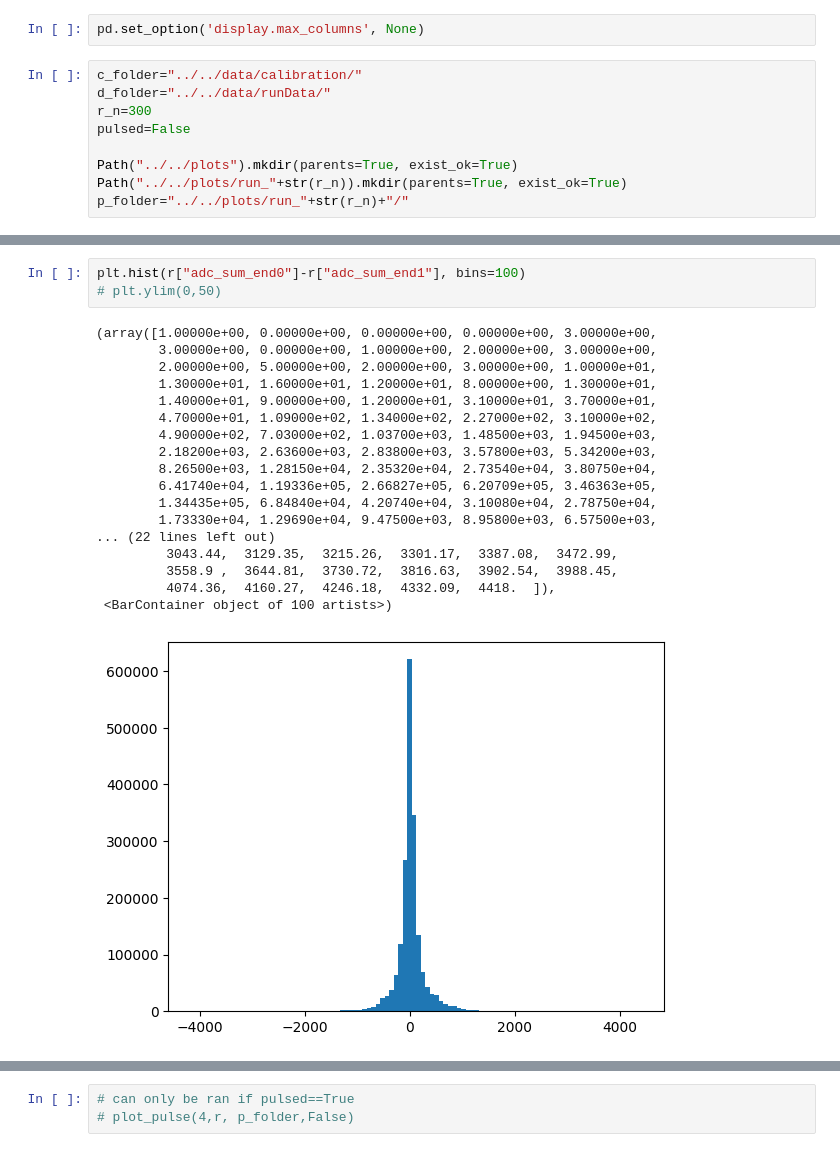
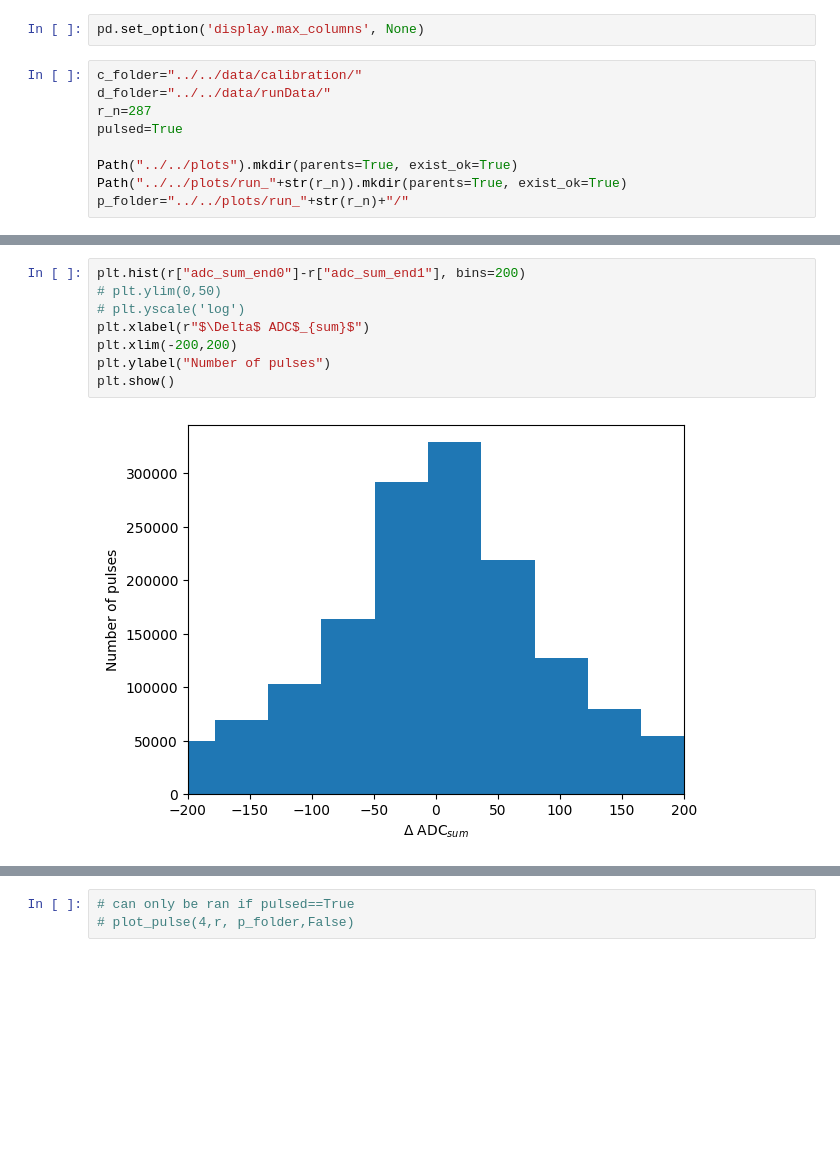
Before and after one commit to gajdangreta/hcalTestBeam, a Jupyter notebook: hcalEnv/notebooks/pulse_analysis.ipynb, the cells around one changed output, grey strips where cells are left out. Cells and saved outputs as stored; diff of their text form; blank space fills up the shorter version.

Commit message:
first pass at charge injection plots

```diff
--- a/hcalEnv/notebooks/pulse_analysis.ipynb
+++ b/hcalEnv/notebooks/pulse_analysis.ipynb
@@ -18,8 +18,8 @@ pd.set_option('display.max_columns', None)
 # %%
 c_folder="../../data/calibration/"
 d_folder="../../data/runData/"
-r_n=300
-pulsed=False
+r_n=287
+pulsed=True
 
 Path("../../plots").mkdir(parents=True, exist_ok=True)
 Path("../../plots/run_"+str(r_n)).mkdir(parents=True, exist_ok=True)
@@ -46,22 +46,10 @@ Wall time: 2.97 s
 # %%
-plt.hist(r["adc_sum_end0"]-r["adc_sum_end1"], bins=100)
+plt.hist(r["adc_sum_end0"]-r["adc_sum_end1"], bins=200)
 # plt.ylim(0,50)
+# plt.yscale('log')
+plt.xlabel(r"$\Delta$ ADC$_{sum}$")
+plt.xlim(-200,200)
+plt.ylabel("Number of pulses")
+plt.show()
 # %% [output]
-(array([1.00000e+00, 0.00000e+00, 0.00000e+00, 0.00000e+00, 3.00000e+00,
-        3.00000e+00, 0.00000e+00, 1.00000e+00, 2.00000e+00, 3.00000e+00,
-        2.00000e+00, 5.00000e+00, 2.00000e+00, 3.00000e+00, 1.00000e+01,
-        1.30000e+01, 1.60000e+01, 1.20000e+01, 8.00000e+00, 1.30000e+01,
-        1.40000e+01, 9.00000e+00, 1.20000e+01, 3.10000e+01, 3.70000e+01,
-        4.70000e+01, 1.09000e+02, 1.34000e+02, 2.27000e+02, 3.10000e+02,
-        4.90000e+02, 7.03000e+02, 1.03700e+03, 1.48500e+03, 1.94500e+03,
-        2.18200e+03, 2.63600e+03, 2.83800e+03, 3.57800e+03, 5.34200e+03,
-        8.26500e+03, 1.28150e+04, 2.35320e+04, 2.73540e+04, 3.80750e+04,
-        6.41740e+04, 1.19336e+05, 2.66827e+05, 6.20709e+05, 3.46363e+05,
-        1.34435e+05, 6.84840e+04, 4.20740e+04, 3.10080e+04, 2.78750e+04,
-        1.73330e+04, 1.29690e+04, 9.47500e+03, 8.95800e+03, 6.57500e+03,
-... (22 lines left out)
-         3043.44,  3129.35,  3215.26,  3301.17,  3387.08,  3472.99,
-         3558.9 ,  3644.81,  3730.72,  3816.63,  3902.54,  3988.45,
-         4074.36,  4160.27,  4246.18,  4332.09,  4418.  ]),
- <BarContainer object of 100 artists>)
-[figure, old version]
+[figure, new version]
```
Also changed, not shown: parts of 5 cells of this notebook, 1 other file.
